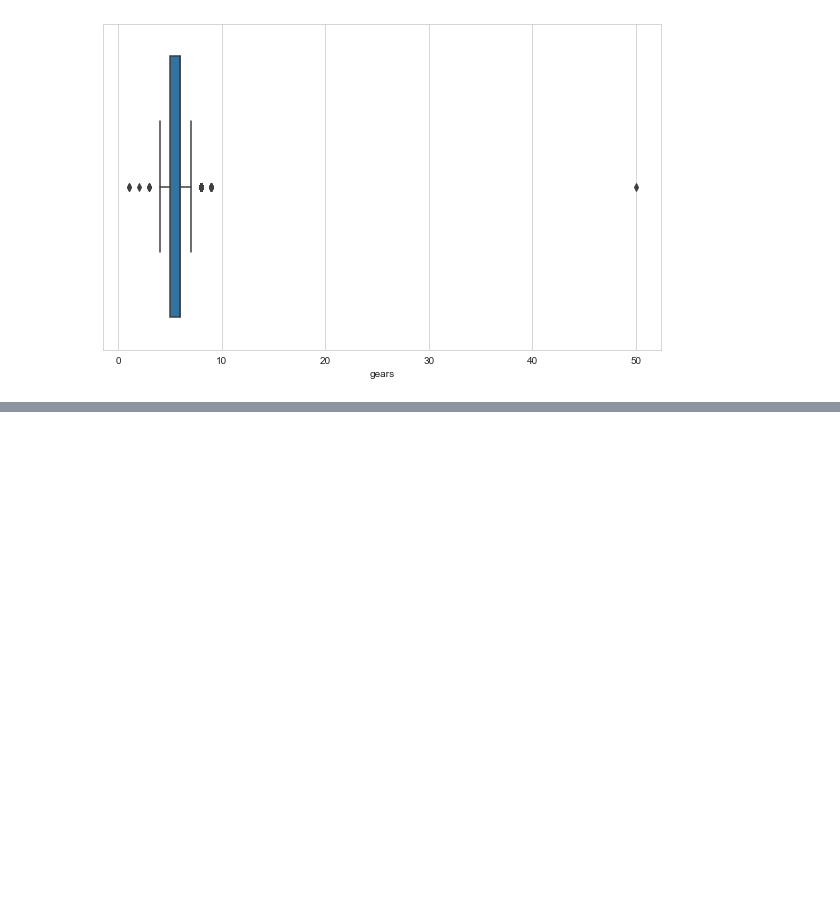
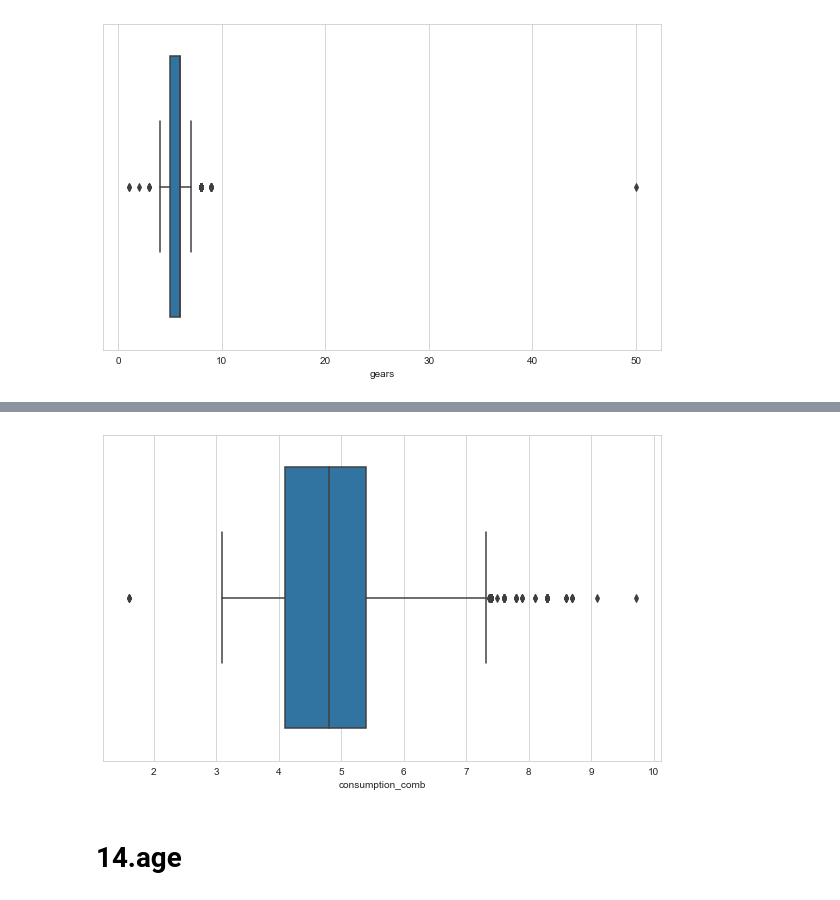
Before and after one commit to ustab/SOURCE, a Jupyter notebook: Expolatory Data Analysis(EDA) Capstone Project-Scout Car/Capstone Project-(Handling With Outliers).ipynb, the cells around one changed output, grey strips where cells are left out. Drawn from its saved outputs; the diff is of its cells as text; code cells hidden in the pictures; blank space fills up the shorter version.

```diff
--- a/Expolatory Data Analysis(EDA) Capstone Project-Scout Car/Capstone Project-(Handling With Outliers).ipynb
+++ b/Expolatory Data Analysis(EDA) Capstone Project-Scout Car/Capstone Project-(Handling With Outliers).ipynb
@@ -783,0 +864,10 @@ sns.boxplot(df.gears);
+# %%
+df.consumption_comb.iloc[[13678]] = 3.35
+# %%
+df.consumption_comb.iloc[[535]] = 4.400
+# %%
+sns.boxplot(df.consumption_comb);
+# %% [output]
+[figure, added]
+# %% [markdown]
+# **14.age**
```
Also changed, not shown: parts of 17 cells of this notebook, 1 other file.
